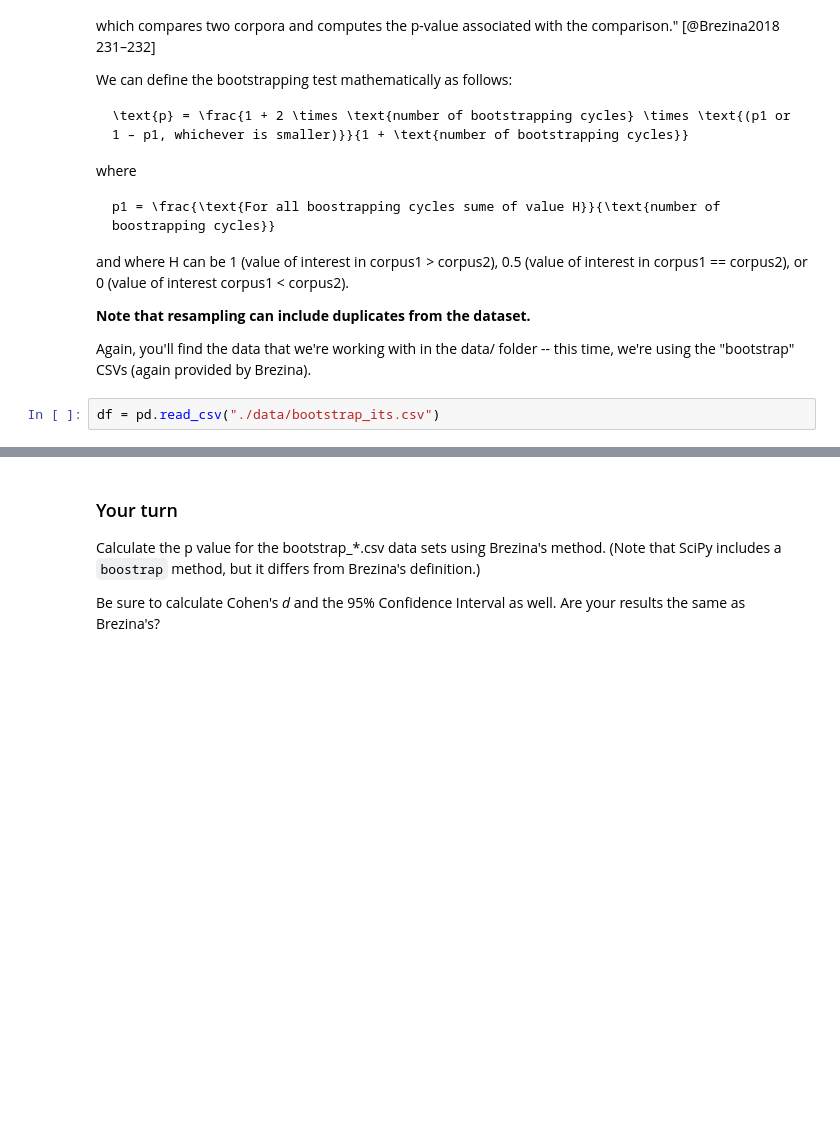
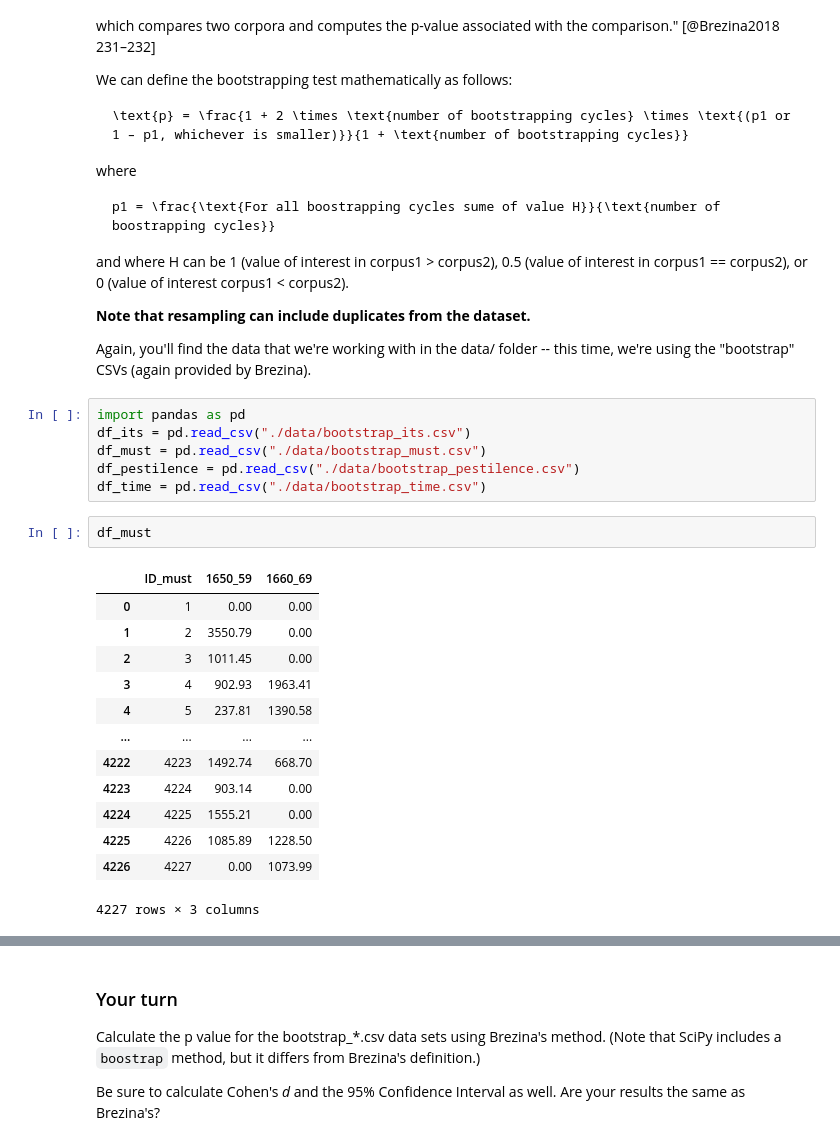
Before and after one commit to Tufts-2024-Quant-Text-Analysis/week-10, a Jupyter notebook: week-10.ipynb, the cells around one changed output, grey strips where cells are left out. Saved outputs shown, nothing was run; the diff lists cells and outputs as text; blank space fills up the shorter version.

```diff
--- a/week-10.ipynb
+++ b/week-10.ipynb
@@ -121,5 +199,25 @@ and where H can be 1 (value of interest in corpus1 > corpus2), 0.5 (value of int
 **Note that resampling can include duplicates from the dataset.**
 
 Again, you'll find the data that we're working with in the data/ folder -- this time, we're using the "bootstrap" CSVs (again provided by Brezina).
-# %%
-df = pd.read_csv("./data/bootstrap_its.csv")
+# %%
+import pandas as pd
+df_its = pd.read_csv("./data/bootstrap_its.csv")
+df_must = pd.read_csv("./data/bootstrap_must.csv")
+df_pestilence = pd.read_csv("./data/bootstrap_pestilence.csv")
+df_time = pd.read_csv("./data/bootstrap_time.csv")
+# %%
+df_must
+# %% [output]
+|  | ID_must | 1650_59 | 1660_69 |
+| 0 | 1 | 0.00 | 0.00 |
+| 1 | 2 | 3550.79 | 0.00 |
+| 2 | 3 | 1011.45 | 0.00 |
+| 3 | 4 | 902.93 | 1963.41 |
+| 4 | 5 | 237.81 | 1390.58 |
+| ... | ... | ... | ... |
+| 4222 | 4223 | 1492.74 | 668.70 |
+| 4223 | 4224 | 903.14 | 0.00 |
+| 4224 | 4225 | 1555.21 | 0.00 |
+| 4225 | 4226 | 1085.89 | 1228.50 |
+| 4226 | 4227 | 0.00 | 1073.99 |
+4227 rows × 3 columns
```
Also changed, not shown: parts of 16 cells of this notebook.
